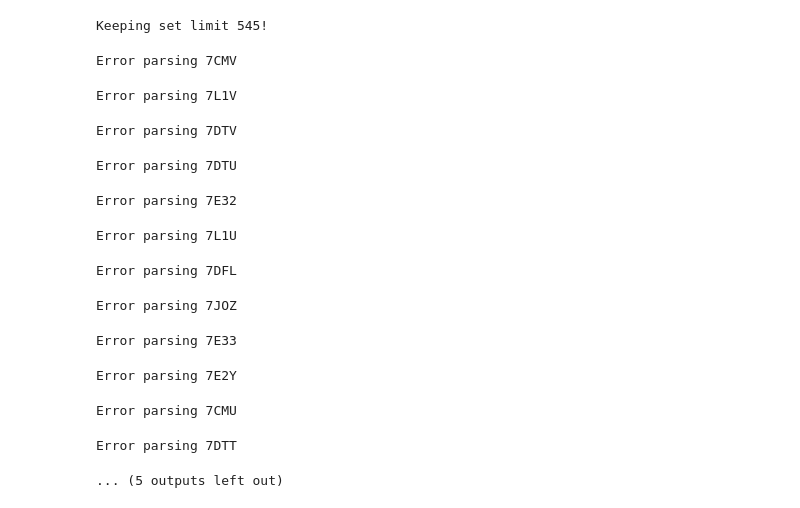
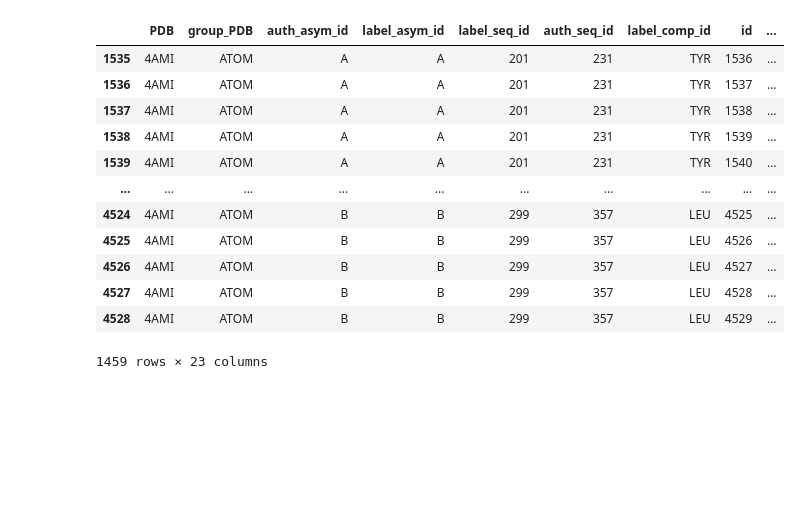
Before and after one commit to flurinh/mt, a Jupyter notebook: run.ipynb, the cells around one changed output. Drawn from its saved outputs; the diff is of its cells as text; code cells hidden in the pictures; blank space fills up the shorter version.

```diff
--- a/run.ipynb
+++ b/run.ipynb
@@ -68,0 +93,6 @@ p.make_raws(overwrite=True)
+# %%
+idx = p.dfl_list.index('4AMI')
+# %%
+eg=idx
+# %%
+x = p.dfl[eg]
@@ -69,4 +141,18 @@ p.make_raws(overwrite=True)
+# %%
+x[(x['label_seq_id']>200)]
+# %% [output]
+|  | PDB | group_PDB | auth_asym_id | label_asym_id | label_seq_id | auth_seq_id | label_comp_id | id | ... |
+| 1535 | 4AMI | ATOM | A | A | 201 | 231 | TYR | 1536 | ... |
+| 1536 | 4AMI | ATOM | A | A | 201 | 231 | TYR | 1537 | ... |
+| 1537 | 4AMI | ATOM | A | A | 201 | 231 | TYR | 1538 | ... |
+| 1538 | 4AMI | ATOM | A | A | 201 | 231 | TYR | 1539 | ... |
+| 1539 | 4AMI | ATOM | A | A | 201 | 231 | TYR | 1540 | ... |
+| ... | ... | ... | ... | ... | ... | ... | ... | ... | ... |
+| 4524 | 4AMI | ATOM | B | B | 299 | 357 | LEU | 4525 | ... |
+| 4525 | 4AMI | ATOM | B | B | 299 | 357 | LEU | 4526 | ... |
+| 4526 | 4AMI | ATOM | B | B | 299 | 357 | LEU | 4527 | ... |
+| 4527 | 4AMI | ATOM | B | B | 299 | 357 | LEU | 4528 | ... |
+| 4528 | 4AMI | ATOM | B | B | 299 | 357 | LEU | 4529 | ... |
+1459 rows × 23 columns
 # %%
-p.read_pkl(folder='data/raw/')
+p.read_pkl(mode='r', folder='data/processed/')
-# %% [output]
-Keeping set limit 545!
@@ -77,16 +160,0 @@ p.allow_exception=True
-# %%
-p.assign_generic_numbers_r(f=None, pdb_ids=None, overwrite=True, folder='data/processed/')
-# %% [output]
-Error parsing 7CMV
-Error parsing 7L1V
-Error parsing 7DTV
-Error parsing 7DTU
-Error parsing 7E32
-Error parsing 7L1U
-Error parsing 7DFL
-Error parsing 7JOZ
-Error parsing 7E33
-Error parsing 7E2Y
-Error parsing 7CMU
-Error parsing 7DTT
-... (5 outputs left out)
```
Also changed, not shown: parts of 40 cells of this notebook, 2 other files.
